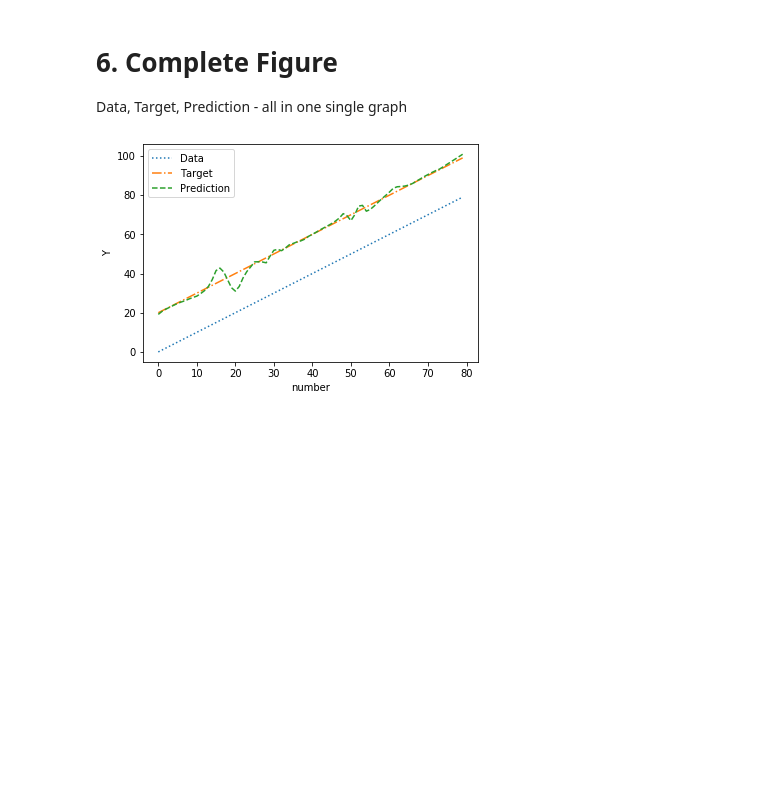
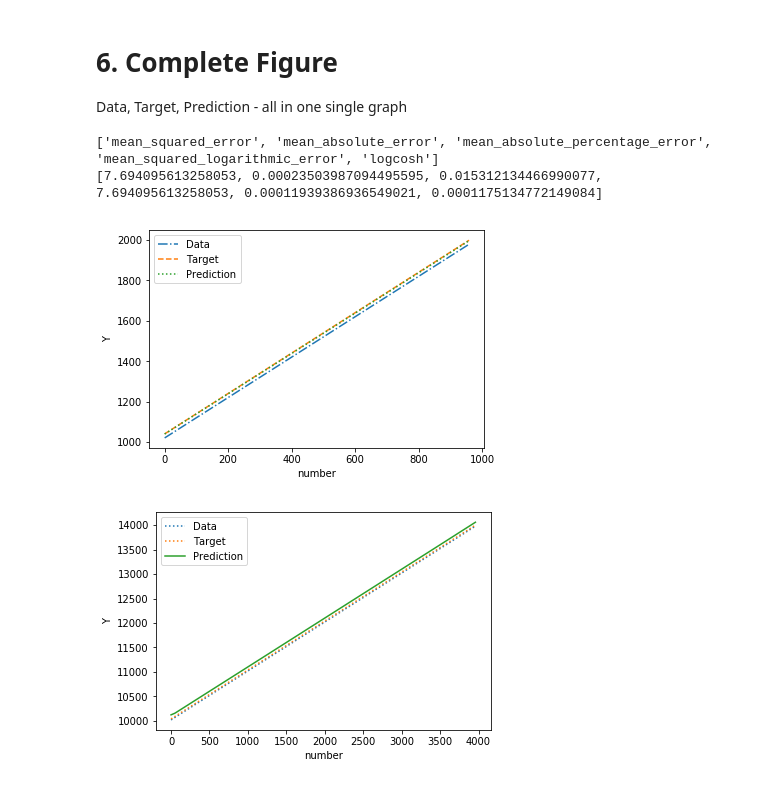
Before and after one commit to samadDotDev/Sequence-Prediction, a Jupyter notebook: BareBones 1D CNN LSTM MLP - Sequence Prediction.ipynb, the cells around one changed output. Cells and saved outputs as stored; diff of their text form; code cells hidden in the pictures; blank space fills up the shorter version.

```diff
--- a/BareBones 1D CNN LSTM MLP - Sequence Prediction.ipynb
+++ b/BareBones 1D CNN LSTM MLP - Sequence Prediction.ipynb
@@ -198,0 +204,23 @@ print(y)
+# %%
+# Prediction from Training Set
+predict_train = model.predict(X_train)
+
+# Prediction from Test Set
+predict_test = model.predict(X_test)
+
+"""
+df = pd.DataFrame(({"normalized y_train":y_train.flatten(),
+                    "normalized predict_train":predict_train.flatten(),
+                    "actual y_train":scaler_train.inverse_transform(y_train).flatten(),
+                    "actual predict_train":scaler_train.inverse_transform(predict_train).flatten(),
+                   }))
+
+"""
+
+df = pd.DataFrame(({
+                    "normalized y_test":y_test.flatten(),
+                    "normalized predict_test":predict_test.flatten(),
+                    "actual y_test":scaler_test.inverse_transform(y_test).flatten(),
+                    "actual predict_test":scaler_test.inverse_transform(predict_test).flatten()
+                   }))
+df
@@ -199,12 +246,25 @@ print(y)
 # %% [markdown]
 <h1 id="6">6. Complete Figure</h1>
 Data, Target, Prediction - all in one single graph
-# %%
-xAxis = [i for i in range(len(y))]
-yAxes = {}
-yAxes["Data"]=raw_seq[0:len(raw_seq)-sliding_window]
-yAxes["Target"]=y
-yAxes["Prediction"]=yhat
-plot_multi_graph(xAxis,yAxes,title='')
-# %% [output]
-[figure, removed]
+# %%
+xAxis = [i for i in range(len(y_train))]
+yAxes = {}
+yAxes["Data"]=sequence_train[sliding_window:len(sequence_train)-look_ahead]
+yAxes["Target"]=scaler_train.inverse_transform(y_train)
+yAxes["Prediction"]=scaler_train.inverse_transform(predict_train)
+plot_multi_graph(xAxis,yAxes,title='')
+
+xAxis = [i for i in range(len(y_test))]
+yAxes = {}
+yAxes["Data"]=sequence_test[sliding_window:len(sequence_test)-look_ahead]
+yAxes["Target"]=scaler_test.inverse_transform(y_test)
+yAxes["Prediction"]=scaler_test.inverse_transform(predict_test)
+plot_multi_graph(xAxis,yAxes,title='')
+
+print(metrics)
+print(model.evaluate(X_test,y_test))
+# %% [output]
+['mean_squared_error', 'mean_absolute_error', 'mean_absolute_percentage_error', 'mean_squared_logarithmic_error', 'logcosh']
+[7.694095613258053, 0.00023503987094495595, 0.015312134466990077, 7.694095613258053, 0.00011939386936549021, 0.0001175134772149084]
+[figure, added]
+[figure, added]
```
Also changed, not shown: parts of 17 cells of this notebook.
